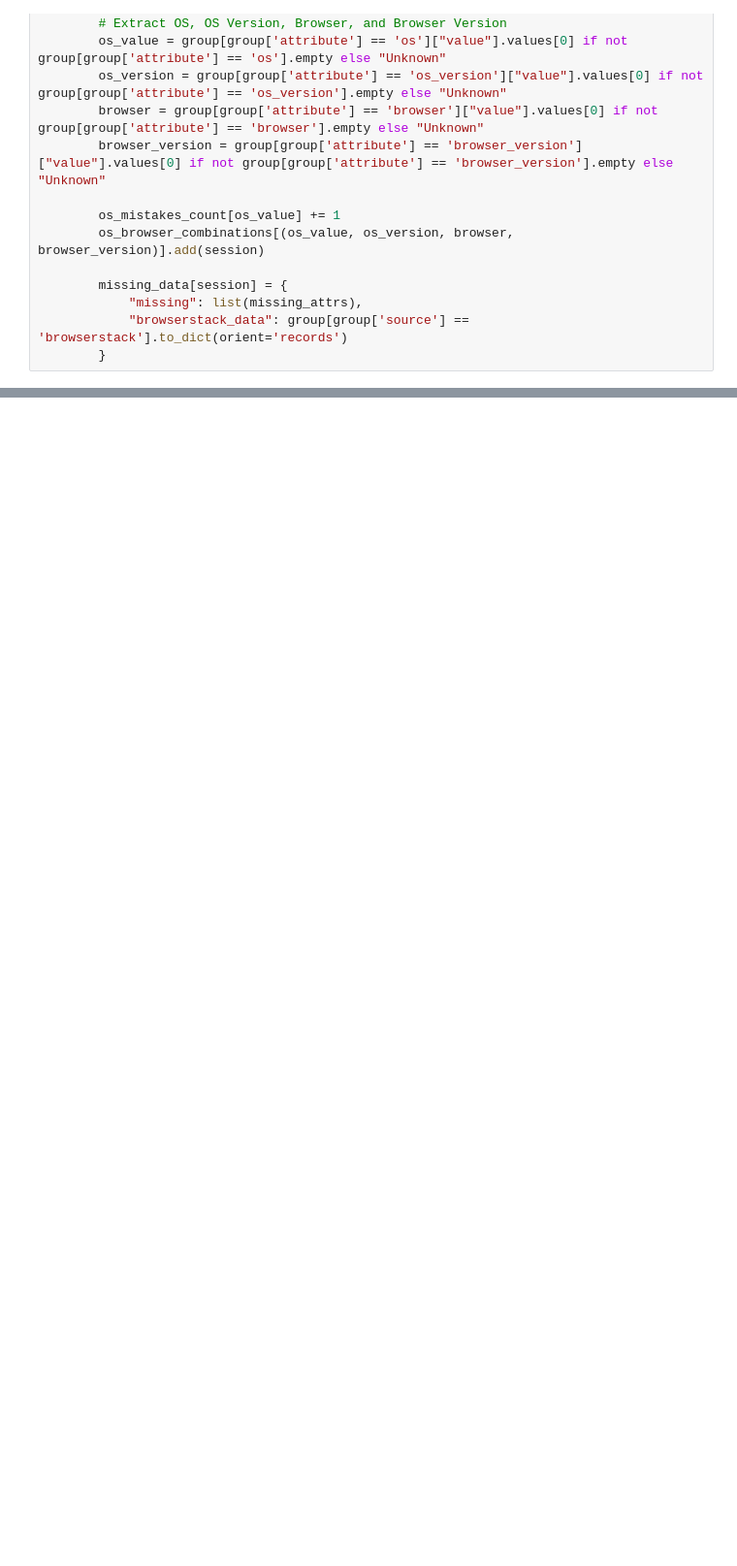
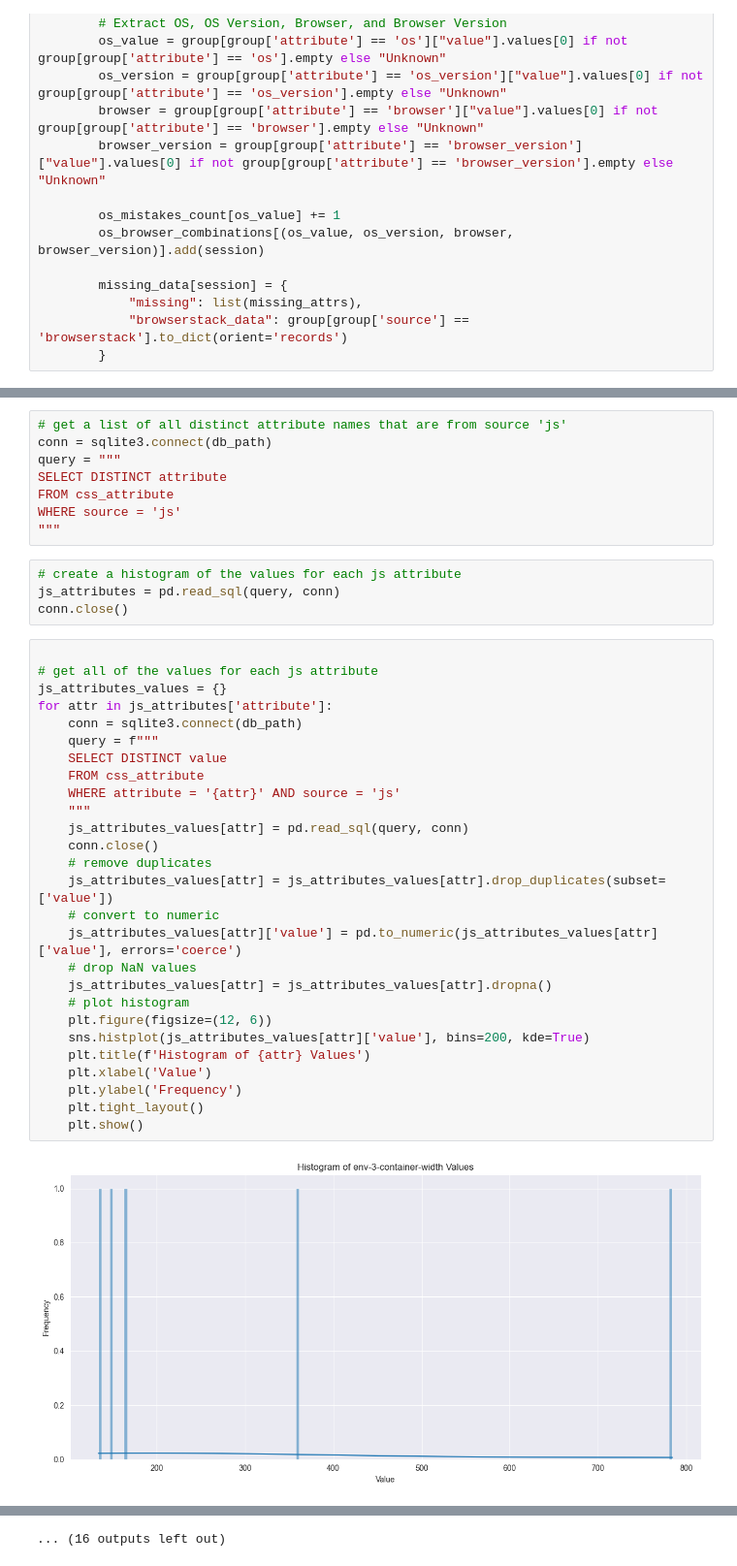
Before and after one commit to perzfilip/css-fingerprinting, a Jupyter notebook: analytics/finding_mistakes.ipynb, the cells around one changed output, grey strips where cells are left out. Shown at 97% size. Cells and saved outputs as stored; diff of their text form; blank space fills up the shorter version.

```diff
--- a/analytics/finding_mistakes.ipynb
+++ b/analytics/finding_mistakes.ipynb
@@ -186,0 +197,41 @@ missing_session_ids
+# %%
+# get a list of all distinct attribute names that are from source 'js'
+conn = sqlite3.connect(db_path)
+query = """
+SELECT DISTINCT attribute
+FROM css_attribute
+WHERE source = 'js'
+"""
+# %%
+# create a histogram of the values for each js attribute
+js_attributes = pd.read_sql(query, conn)
+conn.close()
+# %%
+
+# get all of the values for each js attribute
+js_attributes_values = {}
+for attr in js_attributes['attribute']:
+    conn = sqlite3.connect(db_path)
+    query = f"""
+    SELECT DISTINCT value
+    FROM css_attribute
+    WHERE attribute = '{attr}' AND source = 'js'
+    """
+    js_attributes_values[attr] = pd.read_sql(query, conn)
+    conn.close()
+    # remove duplicates
+    js_attributes_values[attr] = js_attributes_values[attr].drop_duplicates(subset=['value'])
+    # convert to numeric
+    js_attributes_values[attr]['value'] = pd.to_numeric(js_attributes_values[attr]['value'], errors='coerce')
+    # drop NaN values
+    js_attributes_values[attr] = js_attributes_values[attr].dropna()
+    # plot histogram
+    plt.figure(figsize=(12, 6))
+    sns.histplot(js_attributes_values[attr]['value'], bins=200, kde=True)
+    plt.title(f'Histogram of {attr} Values')
+    plt.xlabel('Value')
+    plt.ylabel('Frequency')
+    plt.tight_layout()
+    plt.show()
+# %% [output]
+[figure, added]
@@ -186,0 +249 @@ missing_session_ids
+... (16 outputs left out)
```
Also changed, not shown: parts of 9 cells of this notebook, 5 other files.
